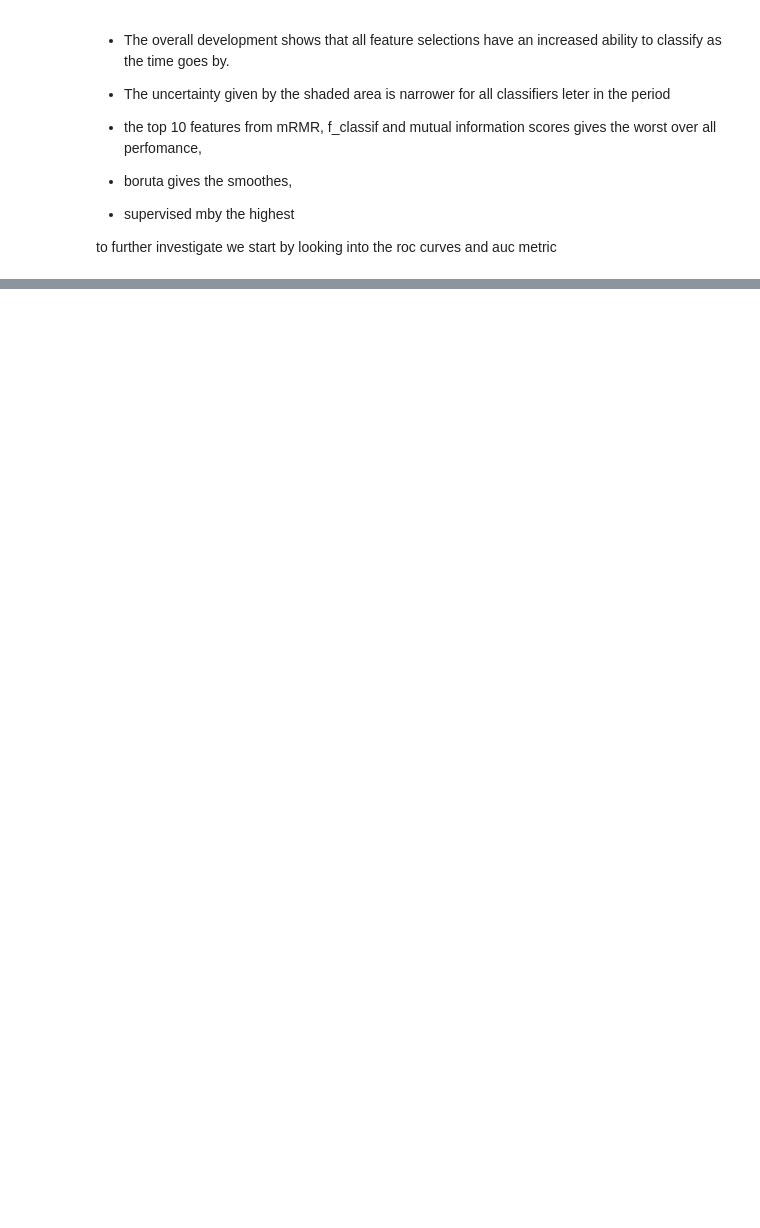
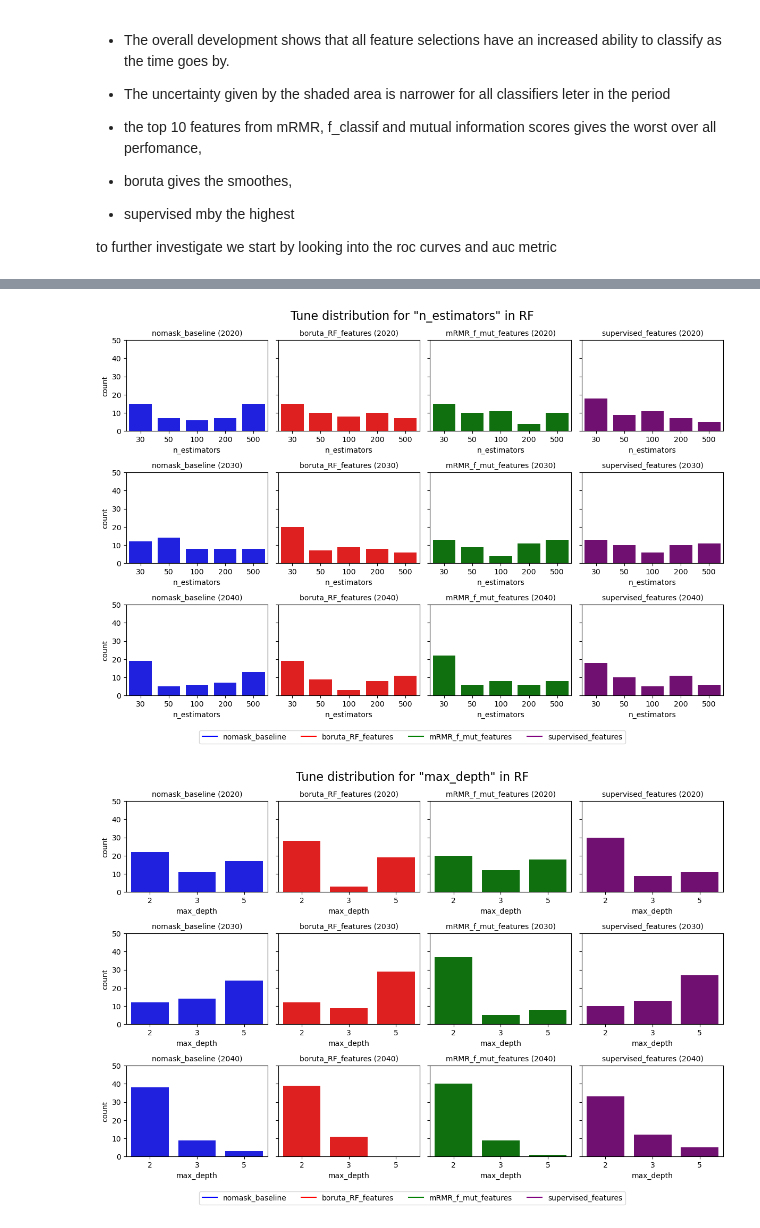
Before and after one commit to Johannesfjeldsaa/Masterthesis_S23, a Jupyter notebook: 07a - investigate RF results.ipynb, the cells around one changed output, grey strips where cells are left out. Saved outputs shown, nothing was run; the diff lists cells and outputs as text; code cells hidden in the pictures; blank space fills up the shorter version.

```diff
--- a/07a - investigate RF results.ipynb
+++ b/07a - investigate RF results.ipynb
@@ -51,0 +104,12 @@ plot_roc_curve(roc_information, years=[2020],
+# %%
+param_grid = {
+    'n_estimators': [30, 50, 100, 200, 500],
+    'max_depth': [2, 3, 5],
+    'min_samples_leaf': [4, 6, 8, 10, 12, 20],
+    'max_features': ['sqrt', 'log2'],
+    'bootstrap': [True]
+    }
+plot_hyperparameters(target_summaries, model_name, years=[2020, 2030,2040], param_grid=param_grid, )
+# %% [output]
+[figure, added]
+[figure, added]
```
Also changed, not shown: parts of 7 cells of this notebook, 18 other files.
